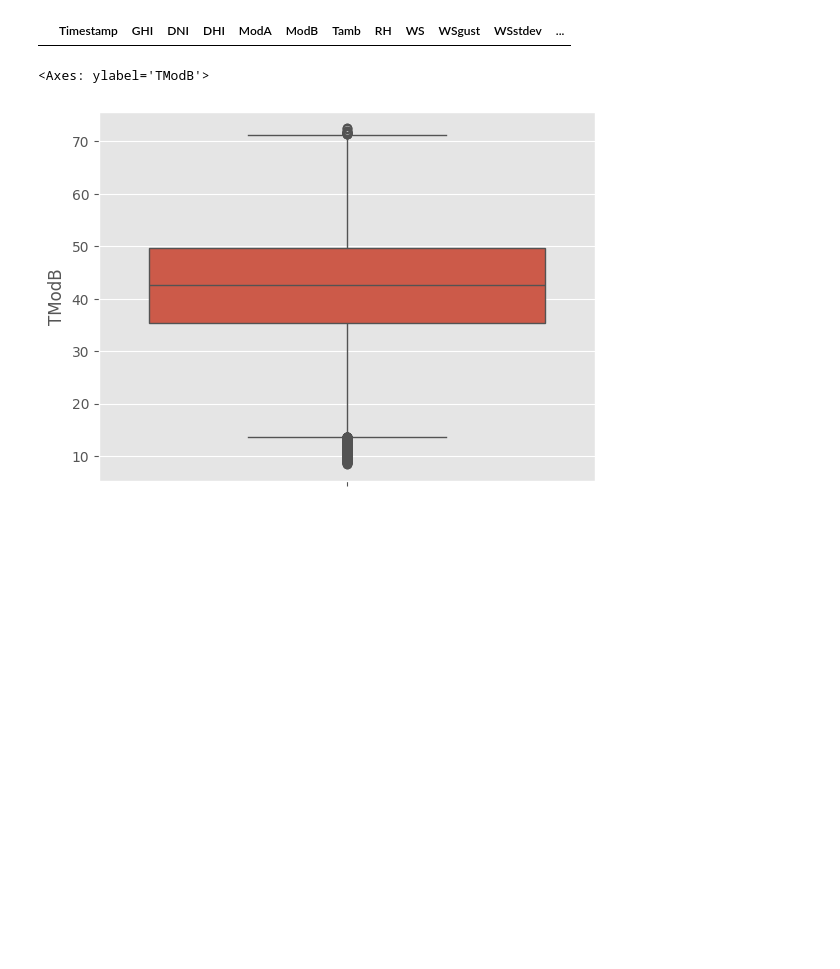
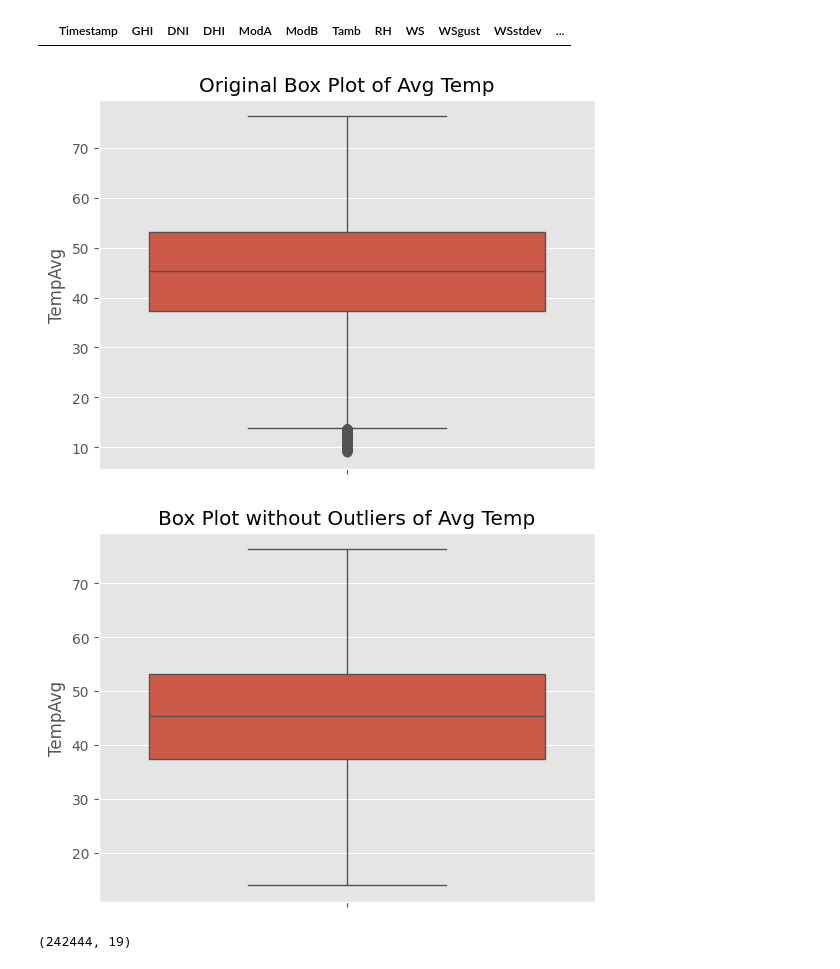
Before and after one commit to mebratuteshale/mebratu-week0, a Jupyter notebook: notebooks/benin_EDA.ipynb, the cells around one changed output. Saved outputs shown, nothing was run; the diff lists cells and outputs as text; code cells hidden in the pictures; blank space fills up the shorter version.

Commit message:
Time series Analysis, Wind Analysis, correlation analysis, temprature analysis and creating histogram completed

```diff
--- a/notebooks/benin_EDA.ipynb
+++ b/notebooks/benin_EDA.ipynb
@@ -144,29 +144,24 @@ df_benin.loc[df_benin.duplicated()]
 # 243k rows will be returned
 df_benin=df_benin[(df_benin['DHI']>0) & (df_benin['DNI']>0) & (df_benin['DHI']>0)]
 # %%
-# check for outliers in the TModA and TModB columns
-# values less than 13 of the TModA column are considered as Outliers
-# Again values less than  is that
-sns.boxplot(df_benin['TModB'])
+# combine TModA and TModB save the average temprateur as TempAvg
+# values less than 14 of the TempAvg column are considered as Outliers
 
+df_benin['TempAvg'] = (df_benin['TModA'] + df_benin['TModB']) / 2
 
-def removal_box_plot(df, column, threshold):
-    sns.boxplot(df[column])
-    plt.title(f'Original Box Plot of {column}')
-    plt.show()
+sns.boxplot(df_benin['TempAvg'])
+plt.title('Original Box Plot of Avg Temp')
+plt.show()
 
-    df_after_outliers_removed = df[df[column] >= threshold]
+threshold = 14
+df_benin = df_benin[df_benin['TempAvg'] >= threshold]
 
-    sns.boxplot(df_after_outliers_removed[column])
-    plt.title(f'Box Plot without Outliers of {column}')
-    plt.show()
-    return df_after_outliers_removed
+sns.boxplot(df_benin['TempAvg'])
+plt.title(f'Box Plot without Outliers of Avg Temp')
+plt.show()
 
-
-threshold_value = 70
-
-df_benin = removal_box_plot(df_benin, 'TModB',threshold_value)
 df_benin.shape
 # %% [output]
+[figure, new version]
+[figure, added]
-<Axes: ylabel='TModB'>
+(242444, 19)
-[figure, old version]
```
Also changed, not shown: parts of 12 cells of this notebook.
